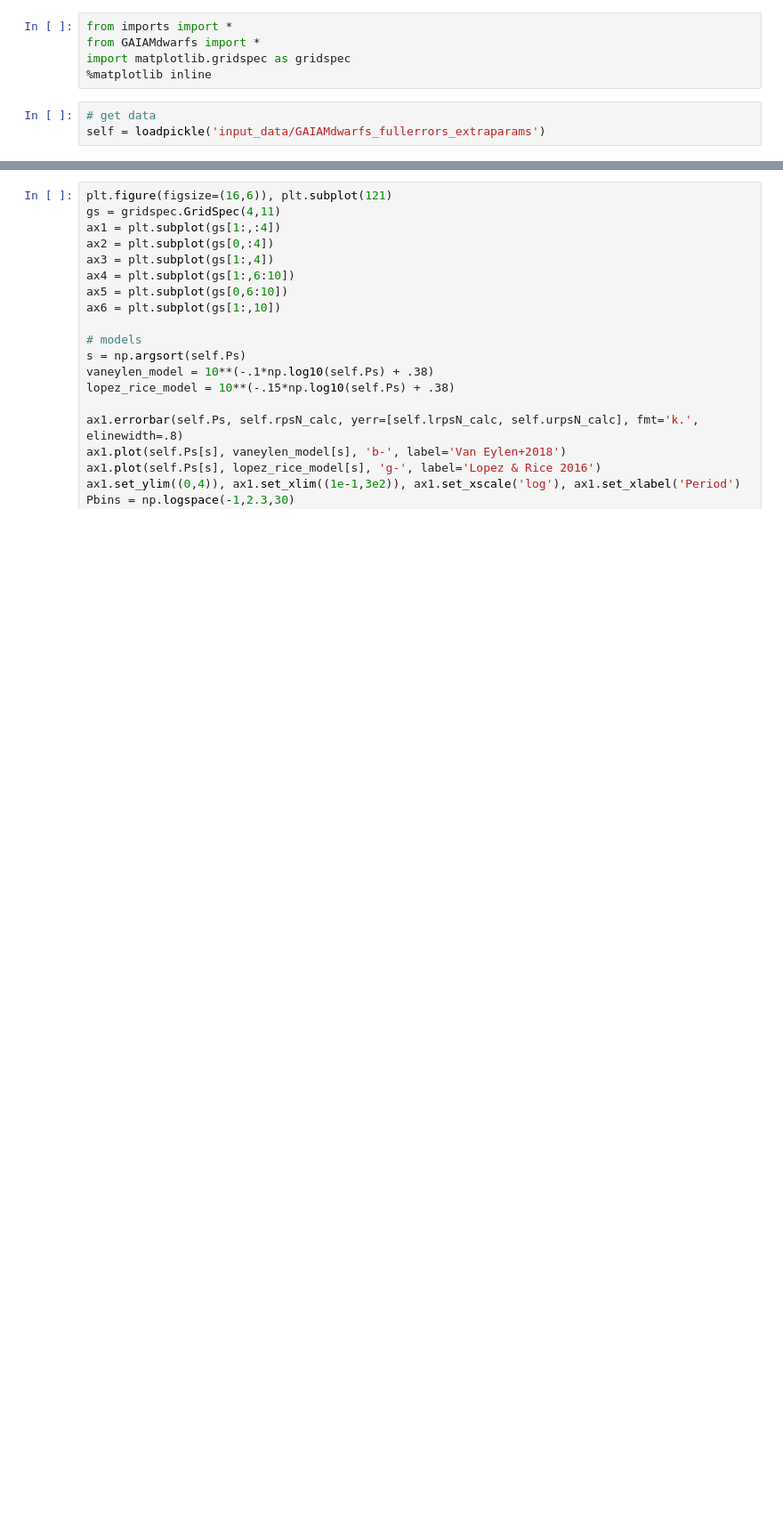
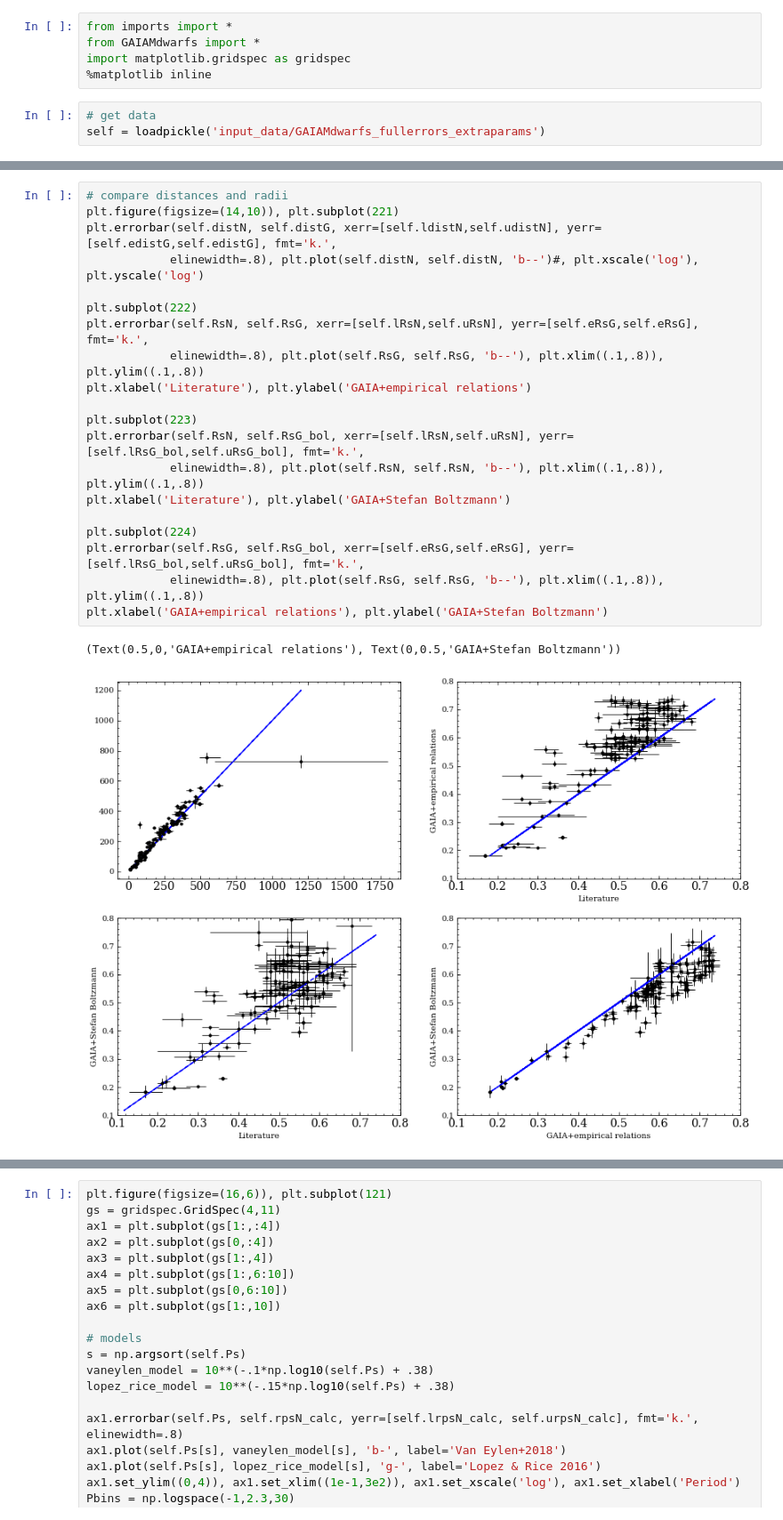
Before and after one commit to r-cloutier/mdwarfparams, a Jupyter notebook: data_playground.ipynb, the cells around one changed output, grey strips where cells are left out. Shown at 89% size. Drawn from its saved outputs; the diff is of its cells as text; blank space fills up the shorter version.

```diff
--- a/data_playground.ipynb
+++ b/data_playground.ipynb
@@ -8,0 +20,23 @@ self = loadpickle('input_data/GAIAMdwarfs_fullerrors_extraparams')
+# %%
+# compare distances and radii
+plt.figure(figsize=(14,10)), plt.subplot(221)
+plt.errorbar(self.distN, self.distG, xerr=[self.ldistN,self.udistN], yerr=[self.edistG,self.edistG], fmt='k.',
+            elinewidth=.8), plt.plot(self.distN, self.distN, 'b--')#, plt.xscale('log'), plt.yscale('log')
+
+plt.subplot(222)
+plt.errorbar(self.RsN, self.RsG, xerr=[self.lRsN,self.uRsN], yerr=[self.eRsG,self.eRsG], fmt='k.',
+            elinewidth=.8), plt.plot(self.RsG, self.RsG, 'b--'), plt.xlim((.1,.8)), plt.ylim((.1,.8))
+plt.xlabel('Literature'), plt.ylabel('GAIA+empirical relations')
+
+plt.subplot(223)
+plt.errorbar(self.RsN, self.RsG_bol, xerr=[self.lRsN,self.uRsN], yerr=[self.lRsG_bol,self.uRsG_bol], fmt='k.',
+            elinewidth=.8), plt.plot(self.RsN, self.RsN, 'b--'), plt.xlim((.1,.8)), plt.ylim((.1,.8))
+plt.xlabel('Literature'), plt.ylabel('GAIA+Stefan Boltzmann')
+
+plt.subplot(224)
+plt.errorbar(self.RsG, self.RsG_bol, xerr=[self.eRsG,self.eRsG], yerr=[self.lRsG_bol,self.uRsG_bol], fmt='k.',
+            elinewidth=.8), plt.plot(self.RsG, self.RsG, 'b--'), plt.xlim((.1,.8)), plt.ylim((.1,.8))
+plt.xlabel('GAIA+empirical relations'), plt.ylabel('GAIA+Stefan Boltzmann')
+# %% [output]
+(Text(0.5,0,'GAIA+empirical relations'), Text(0,0.5,'GAIA+Stefan Boltzmann'))
+[figure, added]
```
Also changed, not shown: parts of 3 cells of this notebook, 3 other files.
